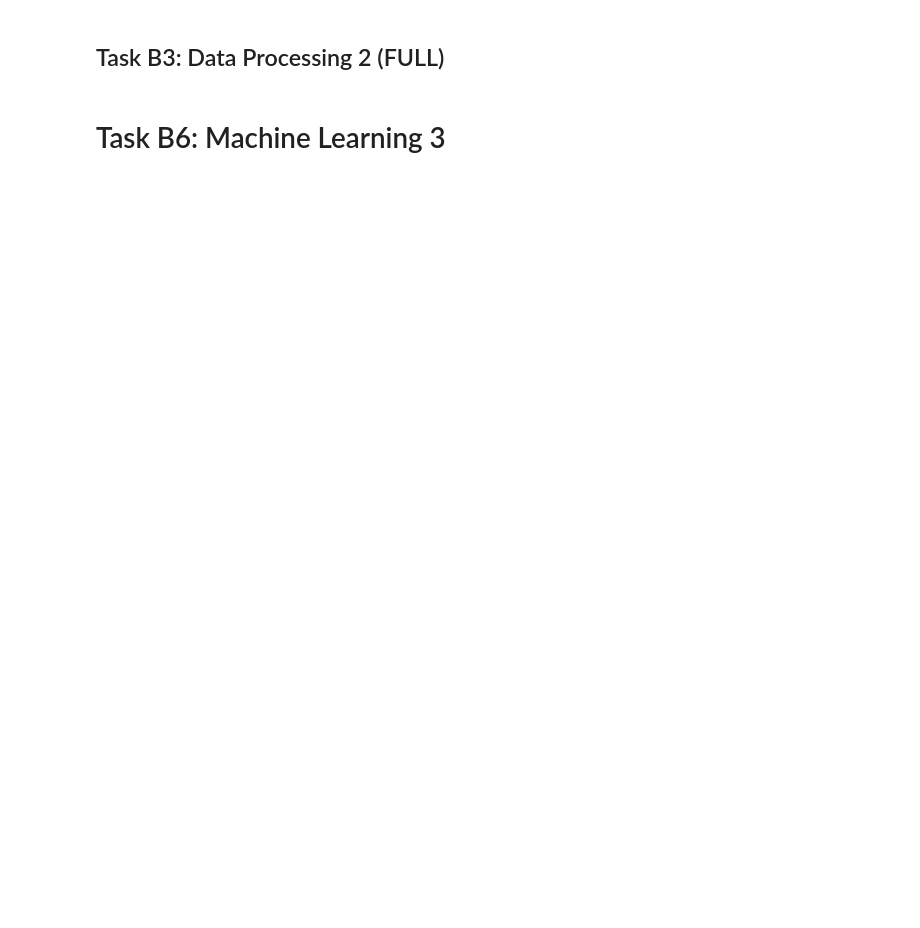
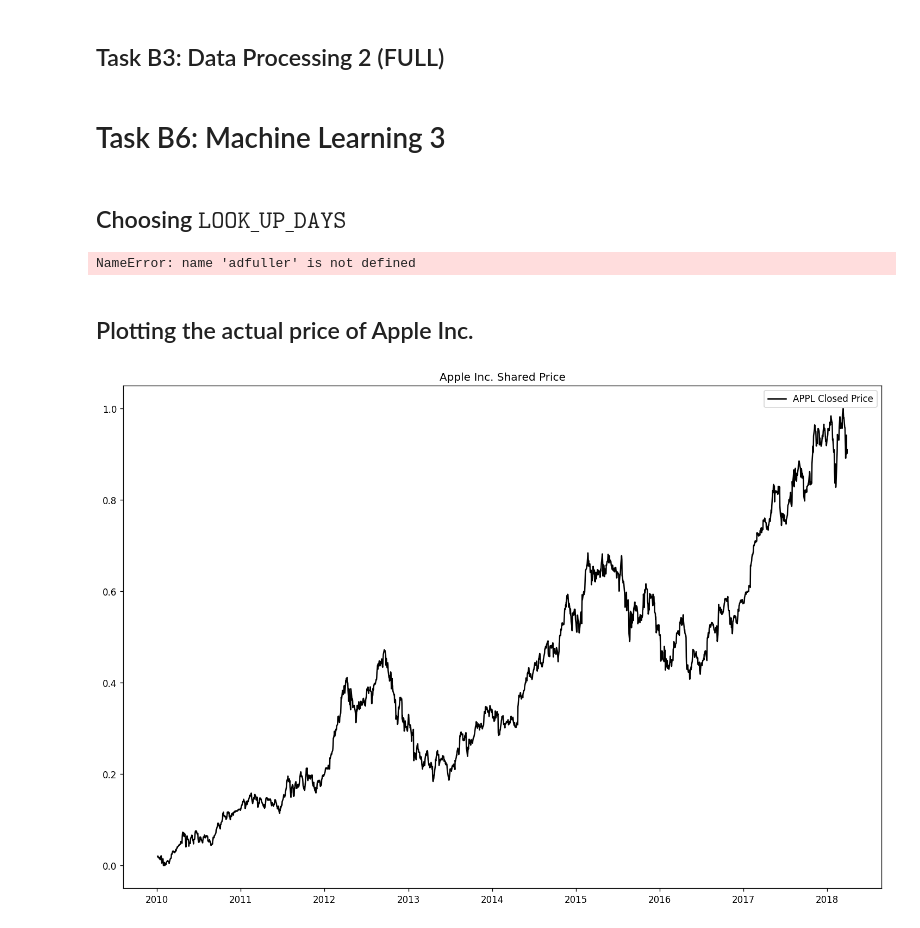
Before and after one commit to heyyytamvo/COS30018, a Jupyter notebook: ProjectAssessment/TaskB6/TaskB6.ipynb, the cells around one changed output. Saved outputs shown, nothing was run; the diff lists cells and outputs as text; code cells hidden in the pictures; blank space fills up the shorter version.

Commit message:
Updating Task B6

```diff
--- a/ProjectAssessment/TaskB6/TaskB6.ipynb
+++ b/ProjectAssessment/TaskB6/TaskB6.ipynb
@@ -28,7 +31,7 @@ from statsmodels.tsa.arima_model import ARIMA
 # Task B2
 TICKER = "AAPL"
 START_DATE = "2010-01-01"
-END_DATE = "2023-12-31"
+END_DATE = "2018-03-31"
 LOOK_UP_DAYS = 2
 TRAINING_RATIO = 0.8    # 0.7 == 70%
 SCALE_DATA = True
@@ -42,12 +45,15 @@ CONSECUTIVE_DAYS = 300
 NUMBER_OF_LAYER = 2
 NUMBER_OF_HIDDEN_UNITS = 200
 MODEL_NAME = "LSTM"      ## "RNN". "LSTM", "GRU"
-DROP_OUT_RATE = 0     ## dropout rate in [0,1]
-NUMBER_OF_EPOCHS = 10
+DROP_OUT_RATE = 0.2     ## dropout rate in [0,1]
+NUMBER_OF_EPOCHS = 25
 BATCH_SIZE = 12
 FEATURE_PREDICT = "Close"    ## "Open", "High", "Close", "Low"
 LOSS_FUNCTION = "mean_squared_error" ## "mean_squared_error", "mean_absolute_error", "huber_loss"
 OPTIMIZER = "adam"  ## "adam", "RMSprop", "SGD"
+
+# Task B6
+ORDER = (LOOK_UP_DAYS, 1, 1)
 # %% [markdown]
 # Task B2: DATA PROCESSING 1
 # %% [markdown]
@@ -423,3 +429,24 @@ def Data_Processing_2():
     BoxPlot(scaledStockData, datasetScaler)
 # %% [markdown]
 # Task B6: Machine Learning 3
+# %% [markdown]
+## Choosing $\texttt{LOOK\_UP\_DAYS}$
+# %%
+result = adfuller(scaledStockData)
+print('ADF Statistic: %f' % result[0])
+print('p-value: %f' % result[1])
+print('Critical Values:')
+for key, value in result[4].items():
+    print('\t%s: %.3f' % (key, value))
+# %% [output]
+NameError: name 'adfuller' is not defined
+# %% [markdown]
+## Plotting the actual price of Apple Inc.
+# %%
+plt.figure(figsize=(15, 10))
+plt.plot(scaledStockData["Close"], c="black", label="APPL Closed Price")
+plt.legend()
+plt.title("Apple Inc. Shared Price")
+plt.show()
+# %% [output]
+[figure, added]
```
Also changed, not shown: parts of 33 cells of this notebook, 7 other files.
